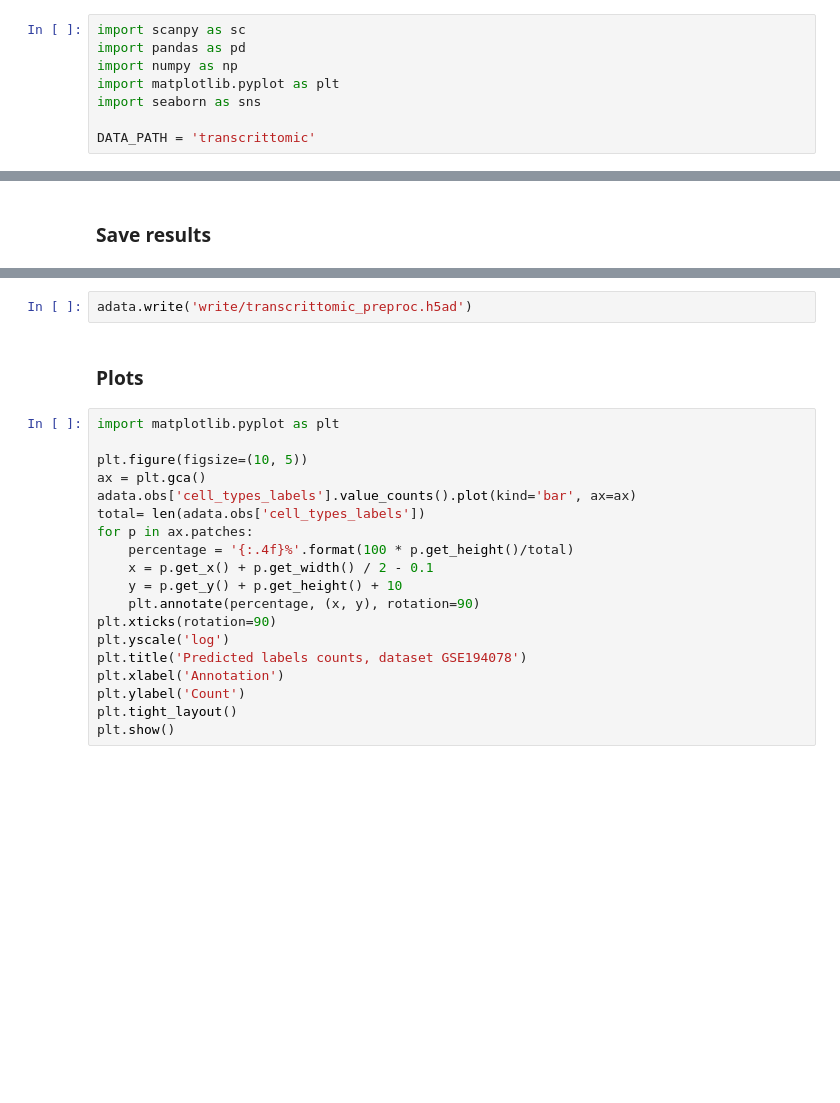
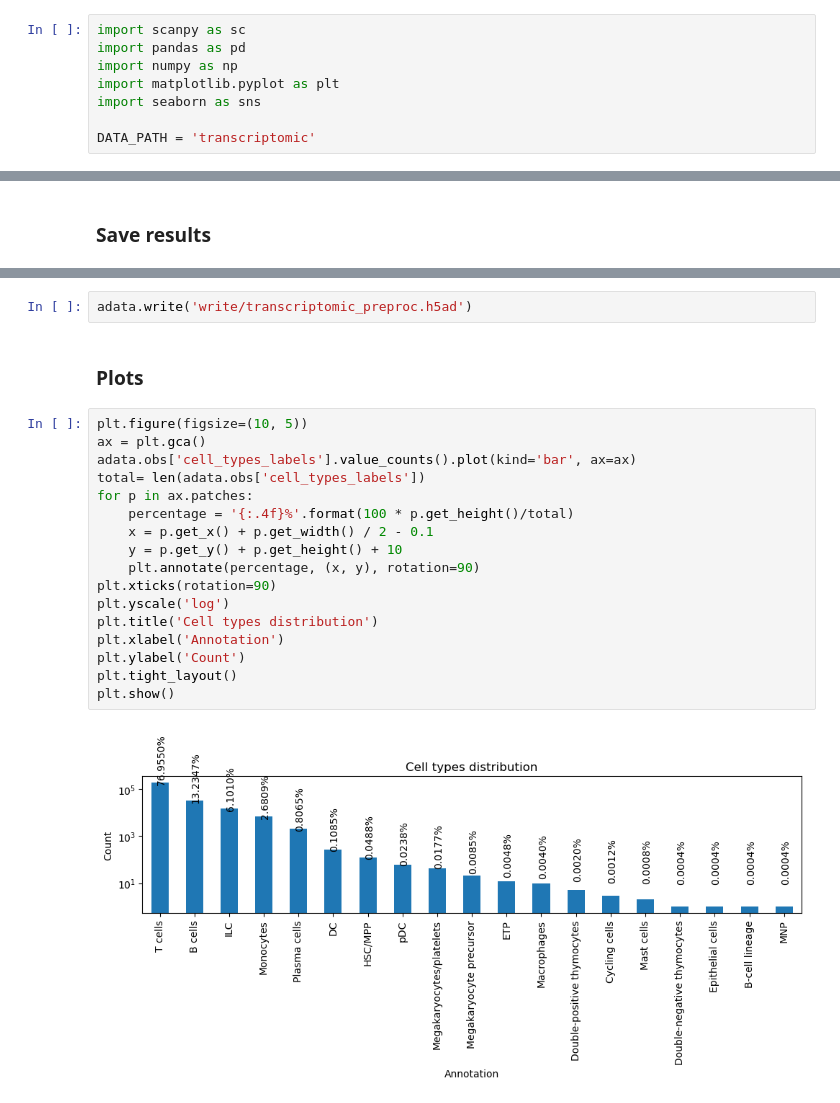
Before and after one commit to multi-omics-integration-for-MS/multi-omics-integration, a Jupyter notebook: 13_EDA_transcriptomic_dataset.ipynb, the cells around one changed output, grey strips where cells are left out. Drawn from its saved outputs; the diff is of its cells as text; blank space fills up the shorter version.

```diff
--- a/13_EDA_transcriptomic_dataset.ipynb
+++ b/13_EDA_transcriptomic_dataset.ipynb
@@ -5,7 +5,7 @@ import numpy as np
 import matplotlib.pyplot as plt
 import seaborn as sns
 
-DATA_PATH = 'transcrittomic'
+DATA_PATH = 'transcriptomic'
 # %%
 adata = sc.read(DATA_PATH)
 adata
@@ -103,23 +125,23 @@ adata
 # %%
-adata.write('write/transcrittomic_preproc.h5ad')
+adata.write('write/transcriptomic_preproc.h5ad')
 # %% [markdown]
 ### Plots
 # %%
-import matplotlib.pyplot as plt
-
 plt.figure(figsize=(10, 5))
 ax = plt.gca()
 adata.obs['cell_types_labels'].value_counts().plot(kind='bar', ax=ax)
 total= len(adata.obs['cell_types_labels'])
 for p in ax.patches:
     percentage = '{:.4f}%'.format(100 * p.get_height()/total)
     x = p.get_x() + p.get_width() / 2 - 0.1
     y = p.get_y() + p.get_height() + 10
     plt.annotate(percentage, (x, y), rotation=90)
 plt.xticks(rotation=90)
 plt.yscale('log')
-plt.title('Predicted labels counts, dataset GSE194078')
+plt.title('Cell types distribution')
 plt.xlabel('Annotation')
 plt.ylabel('Count')
 plt.tight_layout()
 plt.show()
+# %% [output]
+[figure, added]
```
Also changed, not shown: parts of 11 cells of this notebook, 4 other files.
